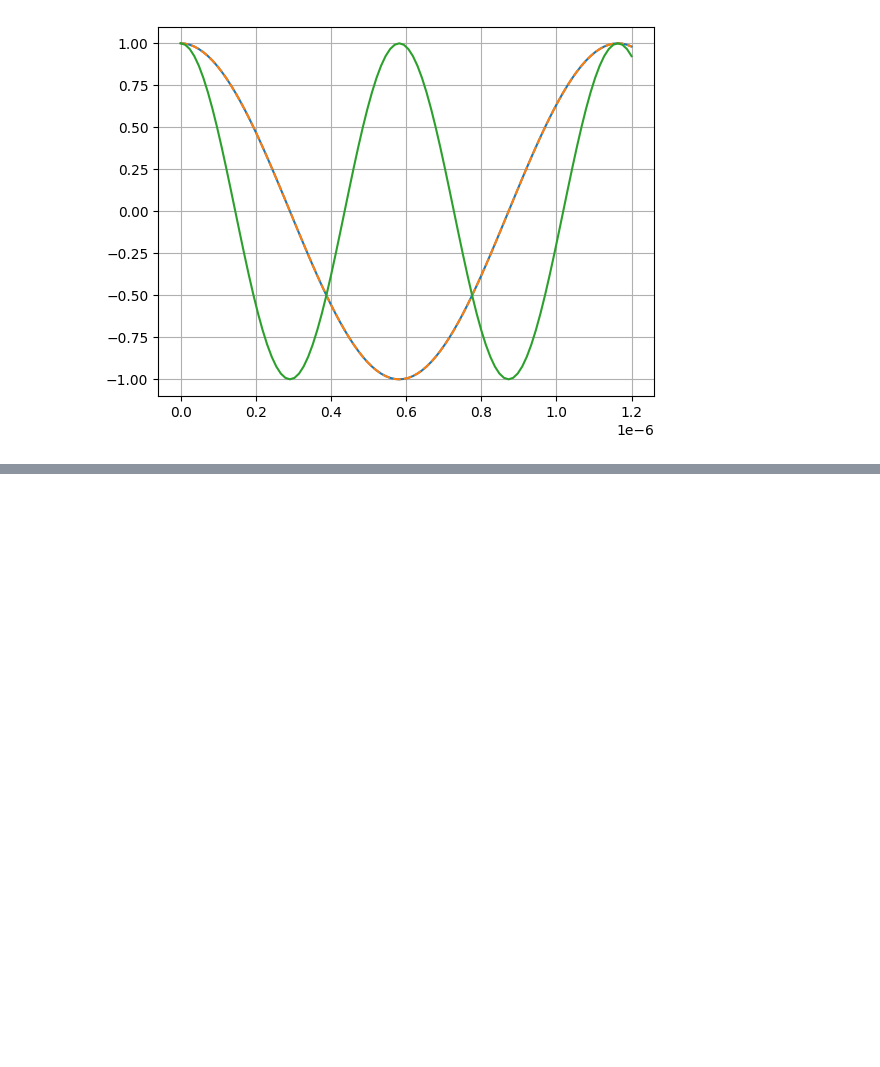
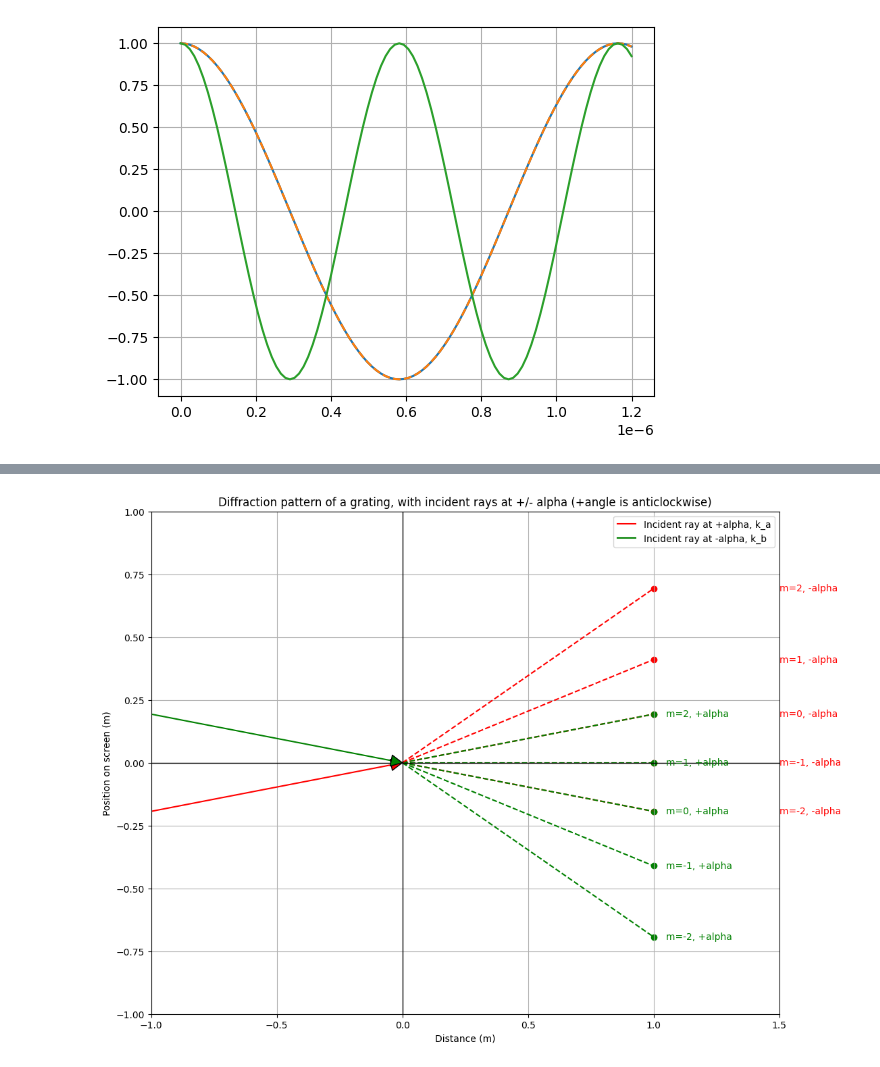
Before and after one commit to nviebig/Grating-Nuller-Analysis, a Jupyter notebook: Code/main_calculations.ipynb, the cells around one changed output, grey strips where cells are left out. Saved outputs shown, nothing was run; the diff lists cells and outputs as text; code cells hidden in the pictures; blank space fills up the shorter version.

```diff
--- a/Code/main_calculations.ipynb
+++ b/Code/main_calculations.ipynb
@@ -247,0 +105,77 @@ u1.draw(logarithm=True, normalize='maximum', draw_borders=True, filename='usage6
+# %%
+import numpy as np
+import matplotlib.pyplot as plt
+
+# Constants
+alpha = 0.19106029214617076  # Incident angle in radians
+wl = 633e-9  # Wavelength in meters
+d = 1e-3 / 300  # Grating spacing in meters
+L = 1.0  # Distance to screen in meters
+
+# Create a figure and axis for plotting with figsize (12, 10)
+fig, ax = plt.subplots(figsize=(12, 10))
+
+# Plot the incident rays from the left at angles +alpha and -alpha
+x_left = np.linspace(0, L, 100)-1 # From -L to 0
+y_left_pos =  np.tan(alpha) * x_left  # Line equation for the ray at +alpha red
+
+# Plot the two incoming rays
+ax.plot(x_left, y_left_pos, color='red', label='Incident ray at +alpha, k_a')
+ax.plot(x_left, -y_left_pos, color='green', label='Incident ray at -alpha, k_b')
+
+# Add arrow tips
+ax.annotate('', xy=(x_left[-1], y_left_pos[-1]), xytext=(x_left[-2], y_left_pos[-2]),
+            arrowprops=dict(facecolor='red', shrink=0.05))
+ax.annotate('', xy=(x_left[-1], -y_left_pos[-1]), xytext=(x_left[-2], -y_left_pos[-2]),
+            arrowprops=dict(facecolor='green', shrink=0.05))
+
+
+# Calculate and plot diffraction orders
+for m in range(-2, 3):
+    try:
+        # Calculate angles for diffraction maxima
+        angle_pos = np.arcsin(m * wl / d - np.sin(alpha))
+        angle_neg = np.arcsin(m * wl / d + np.sin(alpha))
+
+
+        # Calculate the position on the screen (at distance L)
+        pos_pos = np.tan(angle_pos) * L
+        pos_neg = np.tan(angle_neg) * L
+
+        # Plot the diffracted rays for positive alpha (use red for all these rays)
+        ax.plot([0, L], [0, pos_pos], 'g--')
+
+        # Plot the diffracted rays for negative alpha (use green for all these rays)
+        ax.plot([0, L], [0, pos_neg], 'r--')
+
+        # Mark the positions of maxima on the screen
+        ax.scatter(L, pos_neg, color='red')
+        ax.scatter(L, pos_pos, color='green')
+
+        # Add labels for each line next to the corresponding maxima point
+        ax.text(L + 0.05, pos_pos, f"m={m}, +alpha", color='green', verticalalignment='center')
+        ax.text(L + 0.5, pos_neg, f"m={m}, -alpha", color='red', verticalalignment='center')
+
+        print(f"Order {m}: Angle pos={angle_pos:.4f}, pos on screen={pos_pos:.4f}")
+        print(f"Order {m}: Angle neg={angle_neg:.4f}, pos on screen={pos_neg:.4f}")
+
+    except ValueError:
+        # Skip the case where arcsin produces a domain error
+        print(f"Order {m}: Invalid (arcsin domain error)")
+
+# Customize plot
+ax.axhline(0, color='black',linewidth=1)  # x-axis
+ax.axvline(0, color='black',linewidth=1)  # y-axis
+ax.set_xlim(-L, L * 1.5)
+ax.set_ylim(-L, L)
+ax.set_xlabel('Distance (m)')
+ax.set_ylabel('Position on screen (m)')
+ax.grid(True)
+ax.title.set_text('Diffraction pattern of a grating, with incident rays at +/- alpha (+angle is anticlockwise)')
+ax.set_aspect('equal', 'box')
+ax.legend(loc='upper right')
+
+
+# Show the plot
+plt.show()
+# %% [output]
@@ -248,3 +192,4 @@ u1.draw(logarithm=True, normalize='maximum', draw_borders=True, filename='usage6
+[figure, added]
 # %%
 import numpy as np
 import matplotlib.pyplot as plt
```
Also changed, not shown: parts of 14 cells of this notebook, 10 other files.
